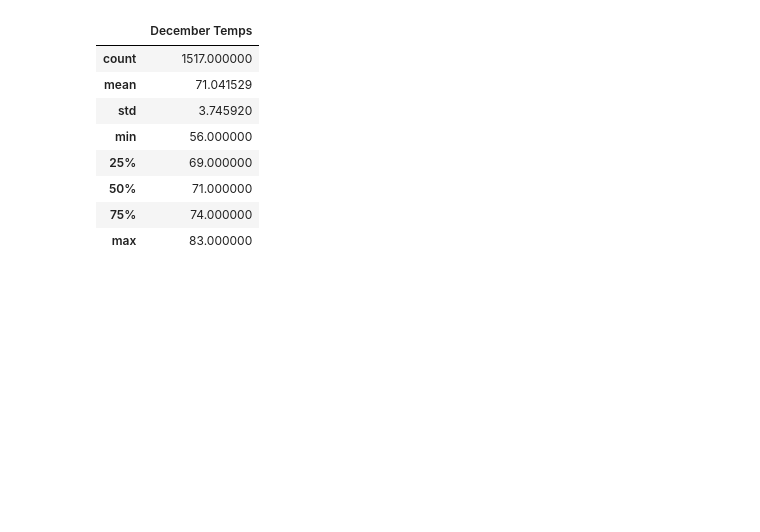
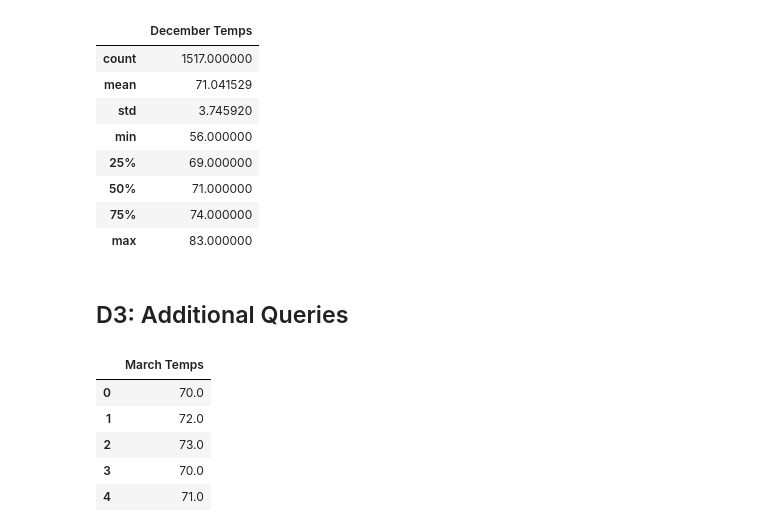
Before and after one commit to kelliwolf17/surfs_up, a Jupyter notebook: SurfsUp_Challenge.ipynb, the cells around one changed output. Drawn from its saved outputs; the diff is of its cells as text; code cells hidden in the pictures; blank space fills up the shorter version.

Commit message:
adding challenge code with additional queries

```diff
--- a/SurfsUp_Challenge.ipynb
+++ b/SurfsUp_Challenge.ipynb
@@ -105,3 +105,5 @@ df.describe()
 | 50% | 71.000000 |
 | 75% | 74.000000 |
 | max | 83.000000 |
+# %% [markdown]
+## D3: Additional Queries
@@ -107,0 +117,10 @@ df.describe()
+# %%
+df = pd.DataFrame(temp_mar, columns=['March Temps'])
+df.head()
+# %% [output]
+|  | March Temps |
+| 0 | 70.0 |
+| 1 | 72.0 |
+| 2 | 73.0 |
+| 3 | 70.0 |
+| 4 | 71.0 |
```
Also changed, not shown: parts of 7 cells of this notebook.
